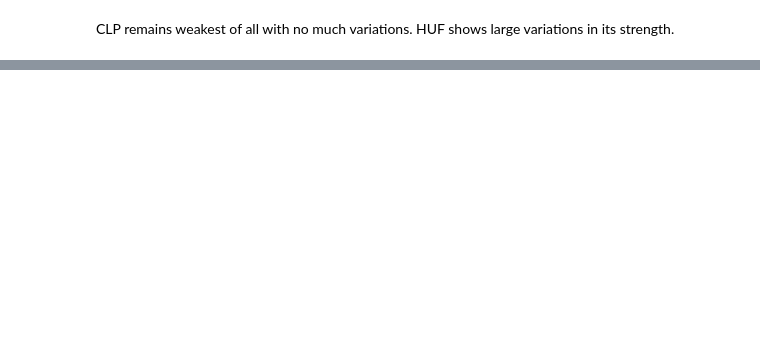
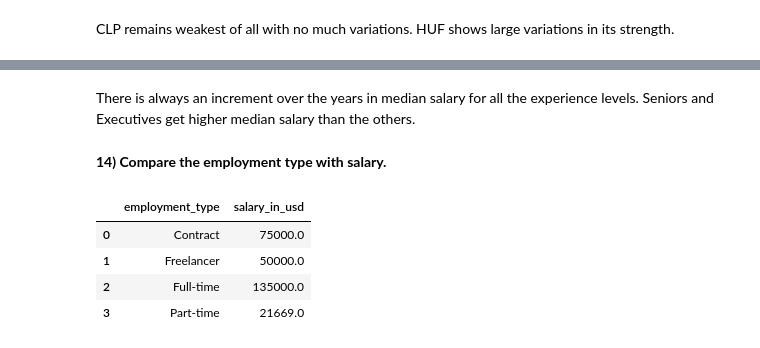
Before and after one commit to prasadposture/Analysis-of-Data-Science-Jobs, a Jupyter notebook: Analysis-of-Data-Science-Jobs.ipynb, the cells around one changed output, grey strips where cells are left out. Cells and saved outputs as stored; diff of their text form; code cells hidden in the pictures; blank space fills up the shorter version.

```diff
--- a/Analysis-of-Data-Science-Jobs.ipynb
+++ b/Analysis-of-Data-Science-Jobs.ipynb
@@ -435,0 +477,13 @@ CLP remains weakest of all with no much variations. HUF shows large variations i
+# %% [markdown]
+There is always an increment over the years in median salary for all the experience levels. Seniors and Executives get higher median salary than the others.
+# %% [markdown]
+<b> 14) Compare the employment type with salary.
+# %%
+xdf = df.groupby('employment_type', as_index=False)['salary_in_usd'].median()
+xdf
+# %% [output]
+|  | employment_type | salary_in_usd |
+| 0 | Contract | 75000.0 |
+| 1 | Freelancer | 50000.0 |
+| 2 | Full-time | 135000.0 |
+| 3 | Part-time | 21669.0 |
```
Also changed, not shown: parts of 27 cells of this notebook.
